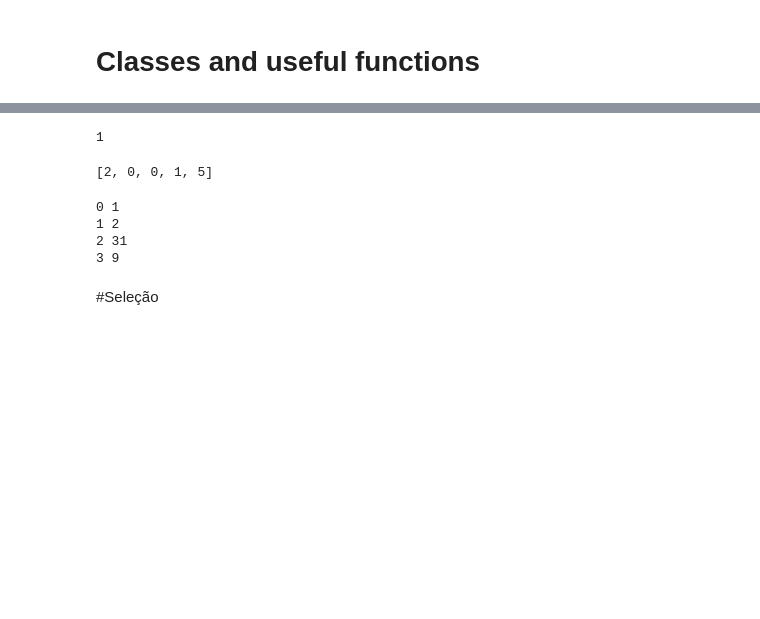
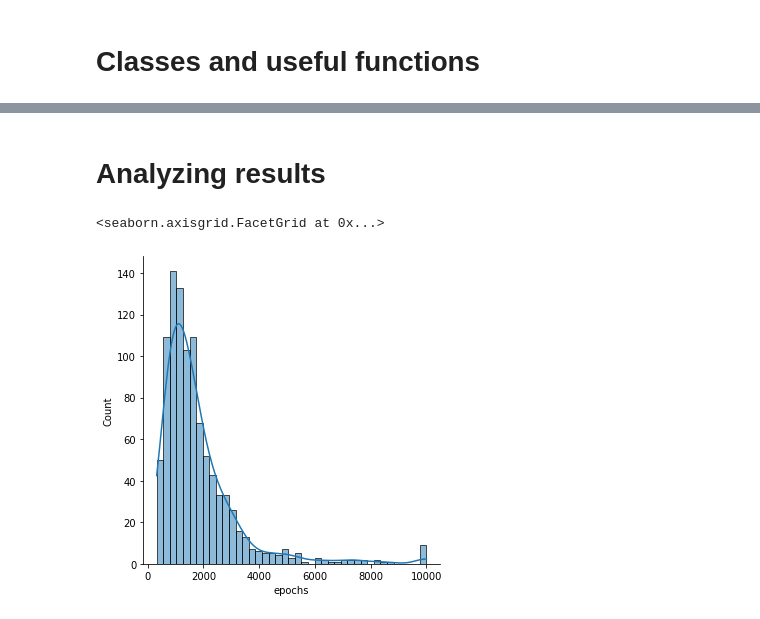
Before and after one commit to gqmv/8queens, a Jupyter notebook: 8rainhas.ipynb, the cells around one changed output, grey strips where cells are left out. Cells and saved outputs as stored; diff of their text form; code cells hidden in the pictures; blank space fills up the shorter version.

```diff
--- a/8rainhas.ipynb
+++ b/8rainhas.ipynb
@@ -41,6 +64,7 @@ class Individual:
 
         self._internal_rep = None
         self.internal_rep = array
+
 
     @property
     def internal_rep(self):
@@ -136,6 +160,18 @@ class Individual:
                 if matrix[i][j] == 1:
                     fitness += self.__calculate_conflicts(i, j)
         return fitness
+
+    def __str__(self):
+        output = ""
+        for i in range(len(self.internal_rep)):
+            for j in range(len(self.internal_rep)):
+                if self.internal_rep[i] == j:
+                    output += "Q "
+                else:
+                    output += ". "
+            output += "\n"
+
+        return output
 # %%
 class Population:
     def __init__(self, size):
@@ -261,7 +297,11 @@ def evolve(pop, epochs, p_crossover, p_mutation):
 
     :param pop: The population to evolve.
     """
-    for _ in range (epochs):
+    for epoch in range (epochs):
+        best_individual = max(pop.individuals, key=lambda x: x.fitness)
+        if best_individual.fitness == 0:
+          return best_individual, epoch
+
         #Select Parents
         p1, p2 = select_parents(pop)
         #First, the two sons are equal to their parents
@@ -273,3 +313,9 @@ def evolve(pop, epochs, p_crossover, p_mutation):
         if(random.randint(1,10)/10>p_mutation):
           s1, s2= mutate(s1), mutate(s2)
         #Replacement ?
+        new_pop = pop.individuals + [s1, s2]
+
+        new_pop = sorted(new_pop, key=lambda x: x.fitness)
+        new_pop = new_pop[:pop.size]
+        pop.individuals = new_pop
+    return None, epochs
@@ -310,18 +329,16 @@ array([6, 2, 1, 4, 3, 5, 0, 7])
-# %%
-2**0
-# %% [output]
-1
-# %%
-int_to_array(20015)
-# %% [output]
-[2, 0, 0, 1, 5]
-# %%
-for a,b  in enumerate ([1,2,31,9]):
-  print(a, b)
-# %% [output]
-0 1
-1 2
-2 31
-3 9
-# %% [markdown]
-#Seleção
+# %% [markdown]
+# Analyzing results
+# %%
+df = pd.DataFrame(data = {"epochs": []})
+
+SAMPLE_SIZE = 1000
+for _ in tnrange(SAMPLE_SIZE):
+  pop = Population(100)
+  ind, epochs = evolve(pop, 10000, 0.9, 0.4)
+  df2 = pd.DataFrame(data = {"epochs": [epochs]})
+  df = pd.concat([df, df2], ignore_index = True)
+
+sns.displot(data=df, x="epochs", kde=True)
+# %% [output]
+<seaborn.axisgrid.FacetGrid at 0x...>
+[figure, added]
```
Also changed, not shown: parts of 11 cells of this notebook.
